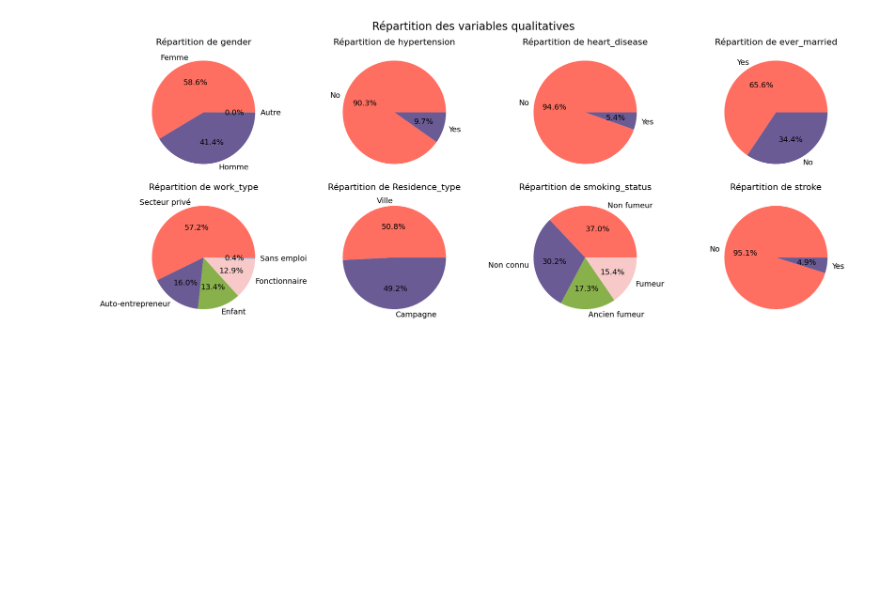
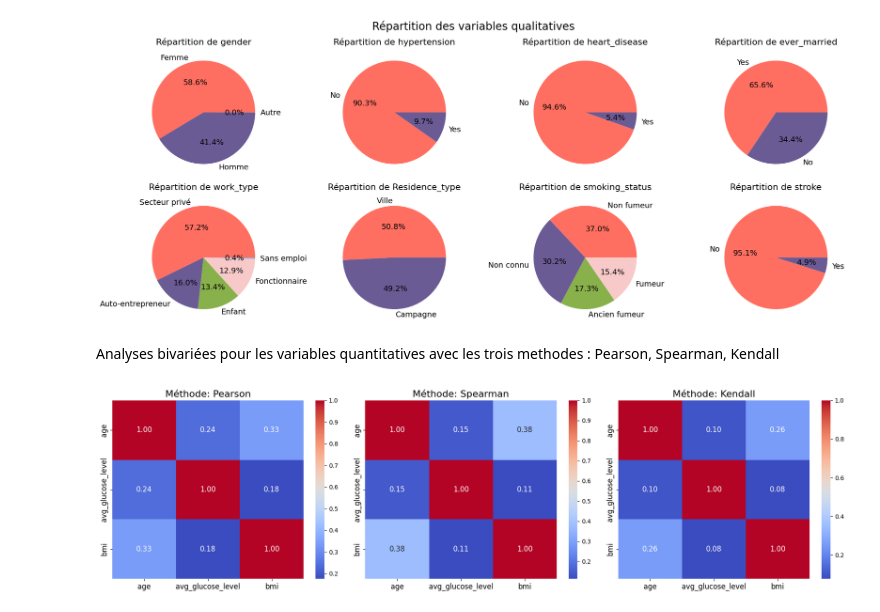
Before and after one commit to Antho-SJ/strocke-alert, a Jupyter notebook: stroke_alert_analyse.ipynb, the cells around one changed output. Drawn from its saved outputs; the diff is of its cells as text; code cells hidden in the pictures; blank space fills up the shorter version.

Commit message:
[update] analyse bivarée variable quantitative

```diff
--- a/stroke_alert_analyse.ipynb
+++ b/stroke_alert_analyse.ipynb
@@ -299,3 +300,30 @@ plt.tight_layout()
 plt.show()
 # %% [output]
 [figure]
+# %% [markdown]
+Analyses bivariées pour les variables quantitatives avec les trois methodes : Pearson, Spearman, Kendall
+# %%
+quantitative_columns = ['age', 'avg_glucose_level', 'bmi']
+
+# Liste des méthodes de corrélation
+methods = ['pearson', 'spearman', 'kendall']
+
+# Créeation d'une figure avec plusieurs sous-graphiques
+fig, axes = plt.subplots(1, len(methods), figsize=(18, 5))
+
+# Boucle sur les méthodes de corrélation et génération des graphiques
+for i, method in enumerate(methods):
+    # Calcule de la matrice de corrélation avec la méthode spécifiée
+    correlation_matrix = df[quantitative_columns].corr(method=method)
+
+    # Création de la heatmap pour la matrice de corrélation
+    heatmap = sns.heatmap(correlation_matrix, annot=True, cmap='coolwarm', fmt=".2f", annot_kws={"size": 12}, ax=axes[i])
+    heatmap.set_title(f'Méthode: {method.capitalize()}', fontsize=16)
+
+    # Réduction de la taille des noms des colonnes sur les axes x et y
+    heatmap.set_xticklabels(heatmap.get_xticklabels(), fontsize=12)
+    heatmap.set_yticklabels(heatmap.get_yticklabels(), fontsize=12)
+plt.tight_layout()
+plt.show()
+# %% [output]
+[figure, added]
```
Also changed, not shown: parts of 6 cells of this notebook.
